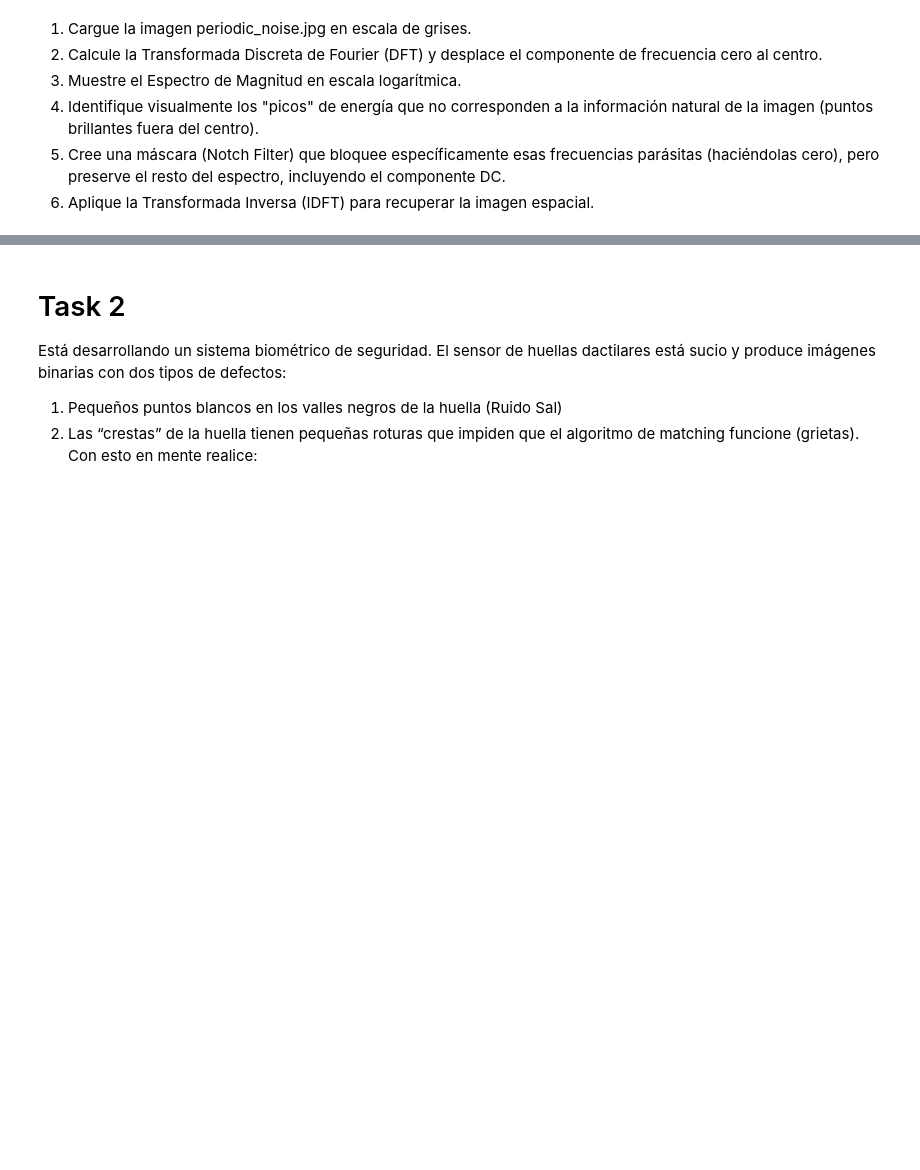
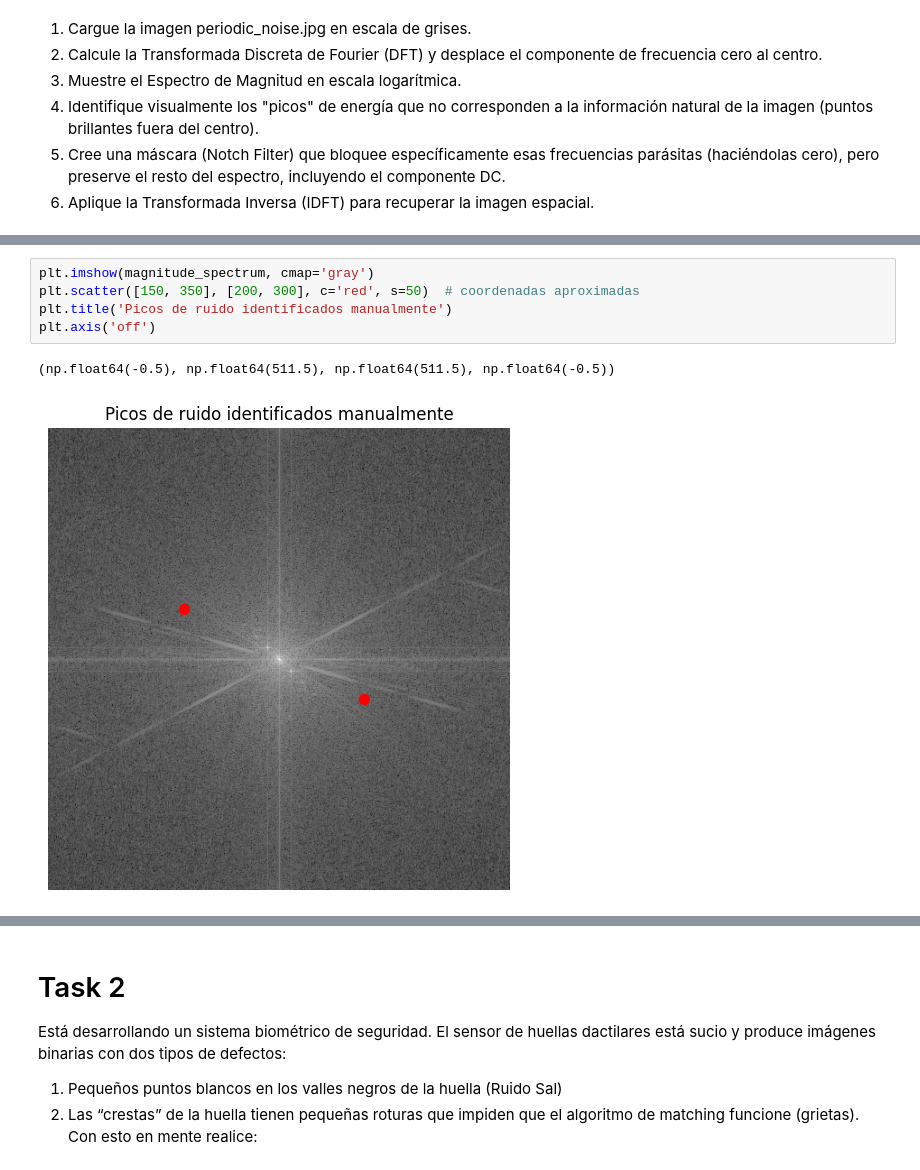
Before and after one commit to Czar272/lab2_VxC, a Jupyter notebook: lab2.ipynb, the cells around one changed output, grey strips where cells are left out. Saved outputs shown, nothing was run; the diff lists cells and outputs as text; blank space fills up the shorter version.

```diff
--- a/lab2.ipynb
+++ b/lab2.ipynb
@@ -28,0 +65,8 @@ imagen (puntos brillantes fuera del centro).
+# %%
+plt.imshow(magnitude_spectrum, cmap='gray')
+plt.scatter([150, 350], [200, 300], c='red', s=50)  # coordenadas aproximadas
+plt.title('Picos de ruido identificados manualmente')
+plt.axis('off')
+# %% [output]
+(np.float64(-0.5), np.float64(511.5), np.float64(511.5), np.float64(-0.5))
+[figure, added]
```
Also changed, not shown: parts of 6 cells of this notebook.
